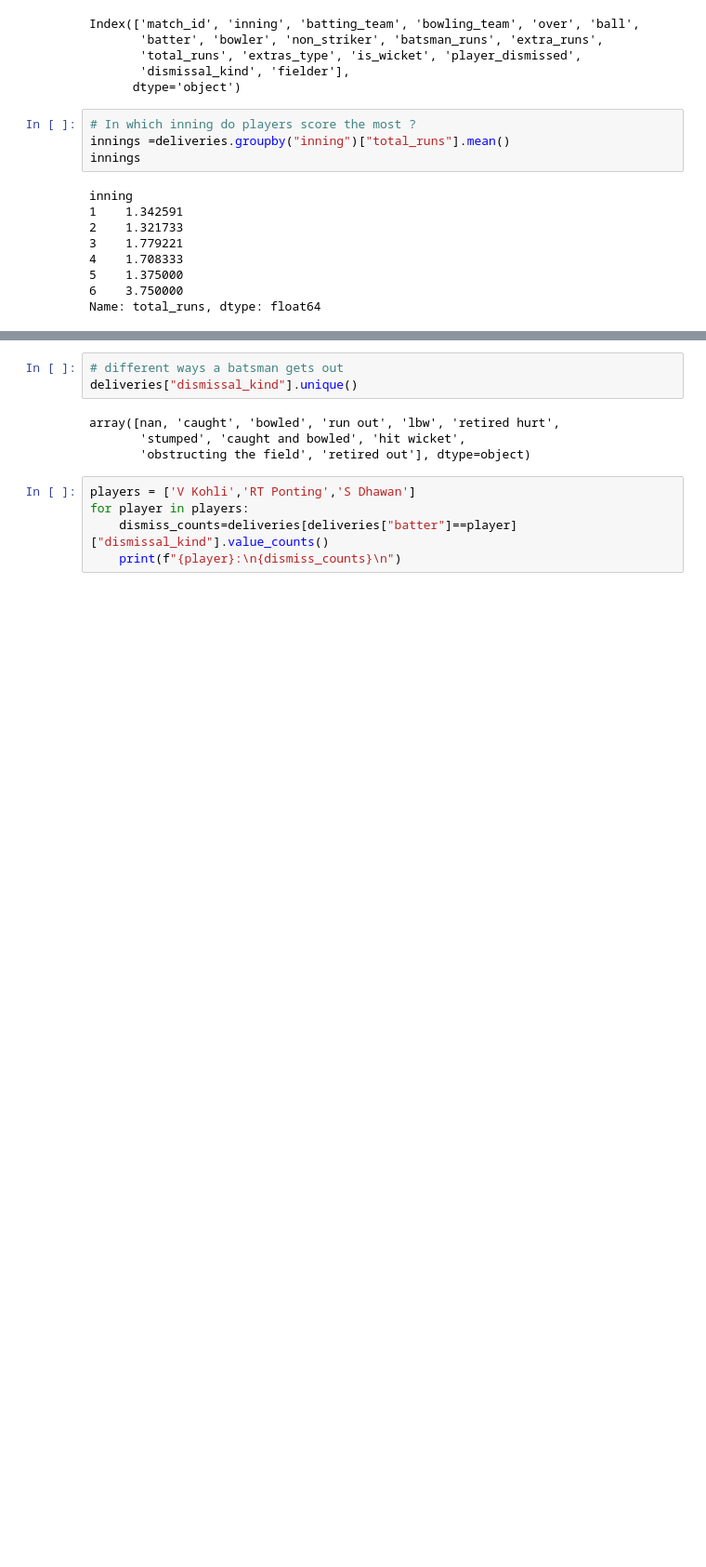
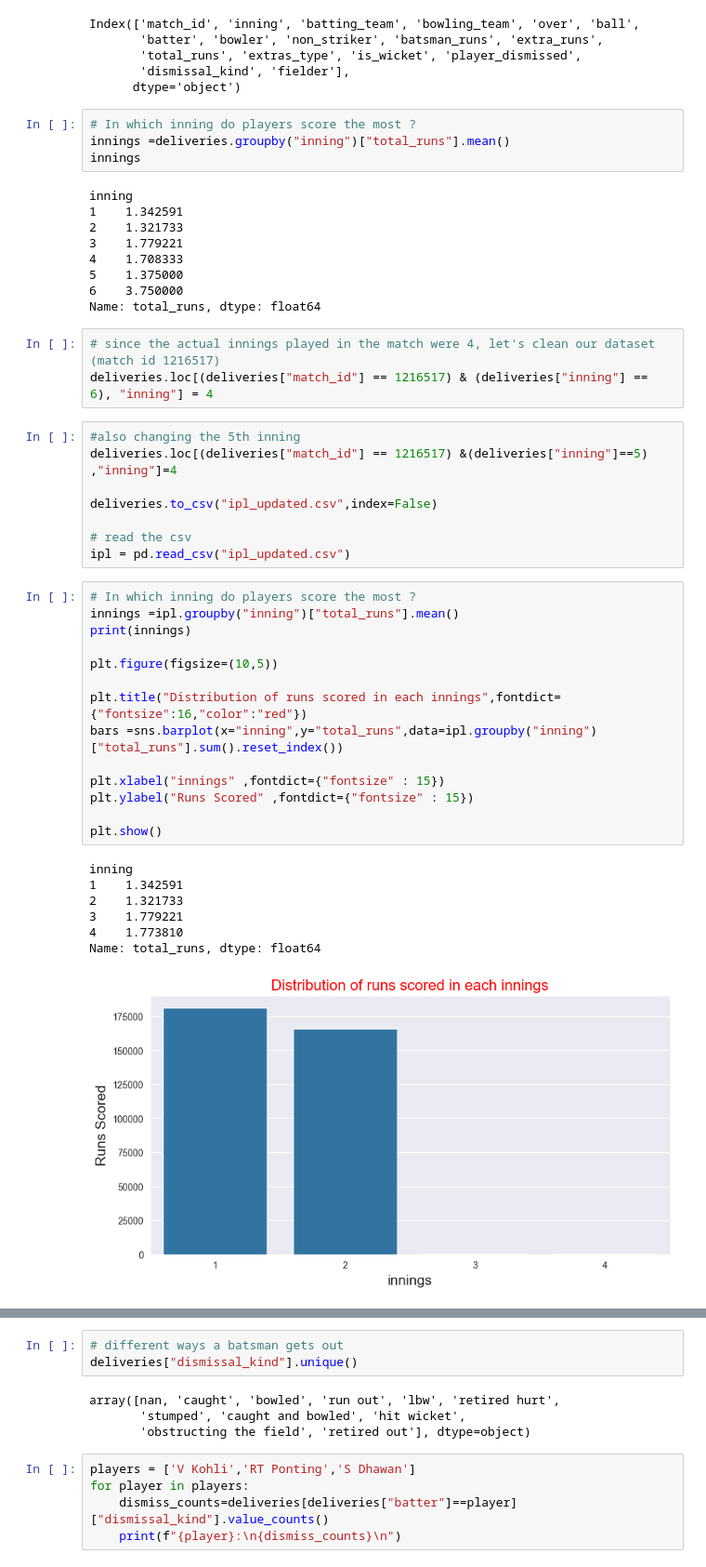
Before and after one commit to web-wizard-web/Pandas-Challanges, a Jupyter notebook: Medium/ipl.ipynb, the cells around one changed output, grey strips where cells are left out. Shown at 93% size. Cells and saved outputs as stored; diff of their text form; blank space fills up the shorter version.

```diff
--- a/Medium/ipl.ipynb
+++ b/Medium/ipl.ipynb
@@ -175,3 +175,36 @@ inning
 5    1.375000
 6    3.750000
 Name: total_runs, dtype: float64
+# %%
+# since the actual innings played in the match were 4, let's clean our dataset (match id 1216517)
+deliveries.loc[(deliveries["match_id"] == 1216517) & (deliveries["inning"] == 6), "inning"] = 4
+# %%
+#also changing the 5th inning
+deliveries.loc[(deliveries["match_id"] == 1216517) &(deliveries["inning"]==5) ,"inning"]=4
+
+deliveries.to_csv("ipl_updated.csv",index=False)
+
+# read the csv
+ipl = pd.read_csv("ipl_updated.csv")
+# %%
+# In which inning do players score the most ?
+innings =ipl.groupby("inning")["total_runs"].mean()
+print(innings)
+
+plt.figure(figsize=(10,5))
+
+plt.title("Distribution of runs scored in each innings",fontdict={"fontsize":16,"color":"red"})
+bars =sns.barplot(x="inning",y="total_runs",data=ipl.groupby("inning")["total_runs"].sum().reset_index())
+
+plt.xlabel("innings" ,fontdict={"fontsize" : 15})
+plt.ylabel("Runs Scored" ,fontdict={"fontsize" : 15})
+
+plt.show()
+# %% [output]
+inning
+1    1.342591
+2    1.321733
+3    1.779221
+4    1.773810
+Name: total_runs, dtype: float64
+[figure, added]
```
Also changed, not shown: parts of 12 cells of this notebook, 1 other file.
